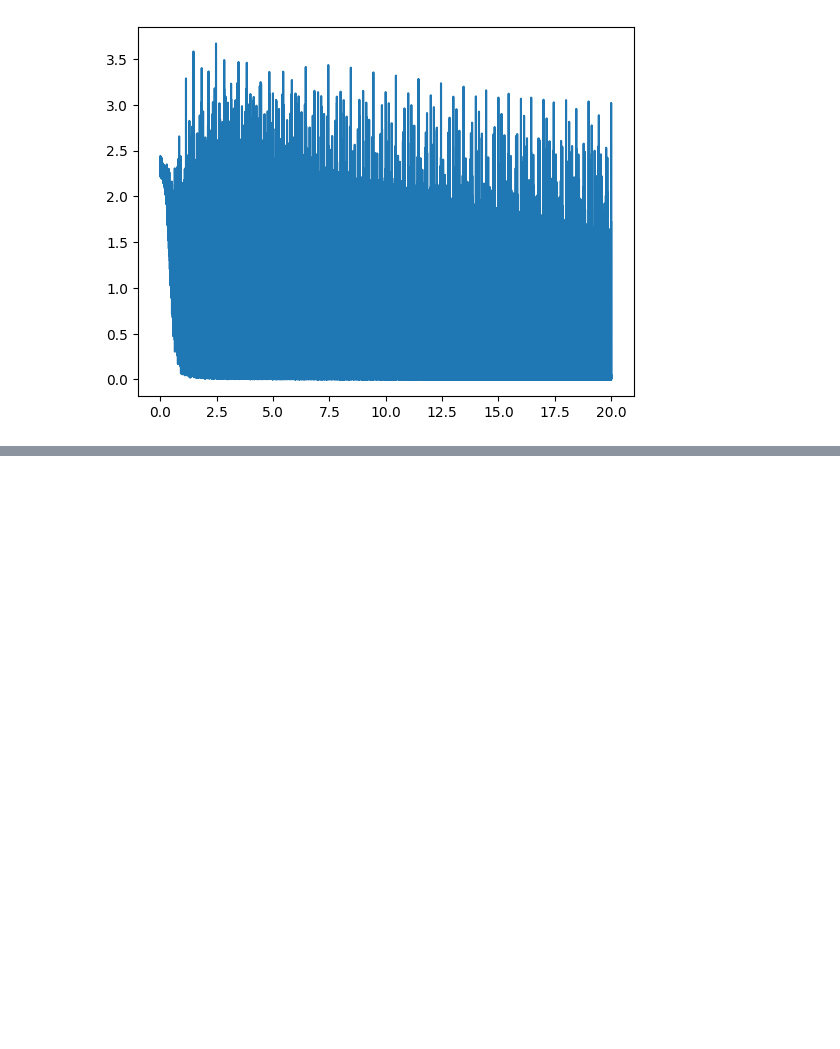
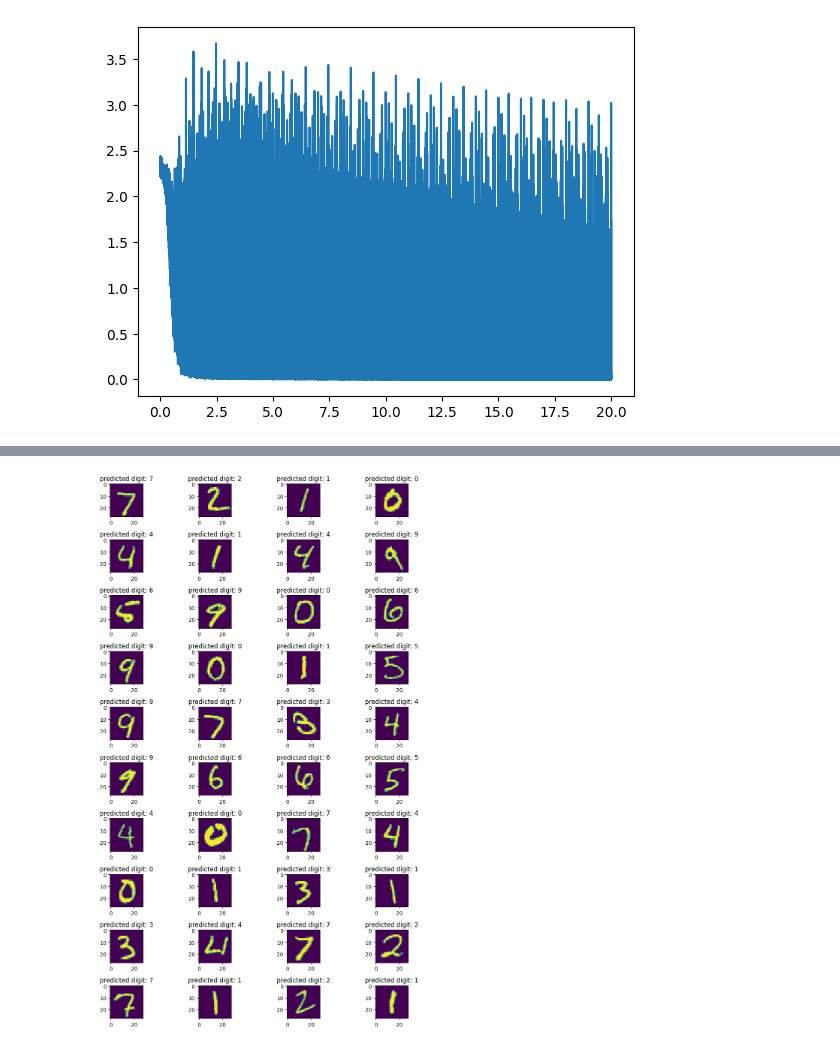
Before and after one commit to siddhartha-p/Digit-Recognition, a Jupyter notebook: main.ipynb, the cells around one changed output, grey strips where cells are left out. Saved outputs shown, nothing was run; the diff lists cells and outputs as text; code cells hidden in the pictures; blank space fills up the shorter version.

```diff
--- a/main.ipynb
+++ b/main.ipynb
@@ -150,0 +190,2 @@ plt.plot(epoch_data,loss_data)
+# %%
+xst,yst=test_ds[0:2000]
@@ -150,0 +201,10 @@ plt.plot(epoch_data,loss_data)
+# %%
+fig, ax=plt.subplots(10,4,figsize=(10,15))
+for i in range(40):
+    plt.subplot(10,4,i+1)
+    plt.imshow(xst[i])
+    plt.title(f'predicted digit: {predict_ytest[i]}')
+fig.tight_layout()
+plt.show()
+# %% [output]
+[figure, added]
```
Also changed, not shown: parts of 15 cells of this notebook.
